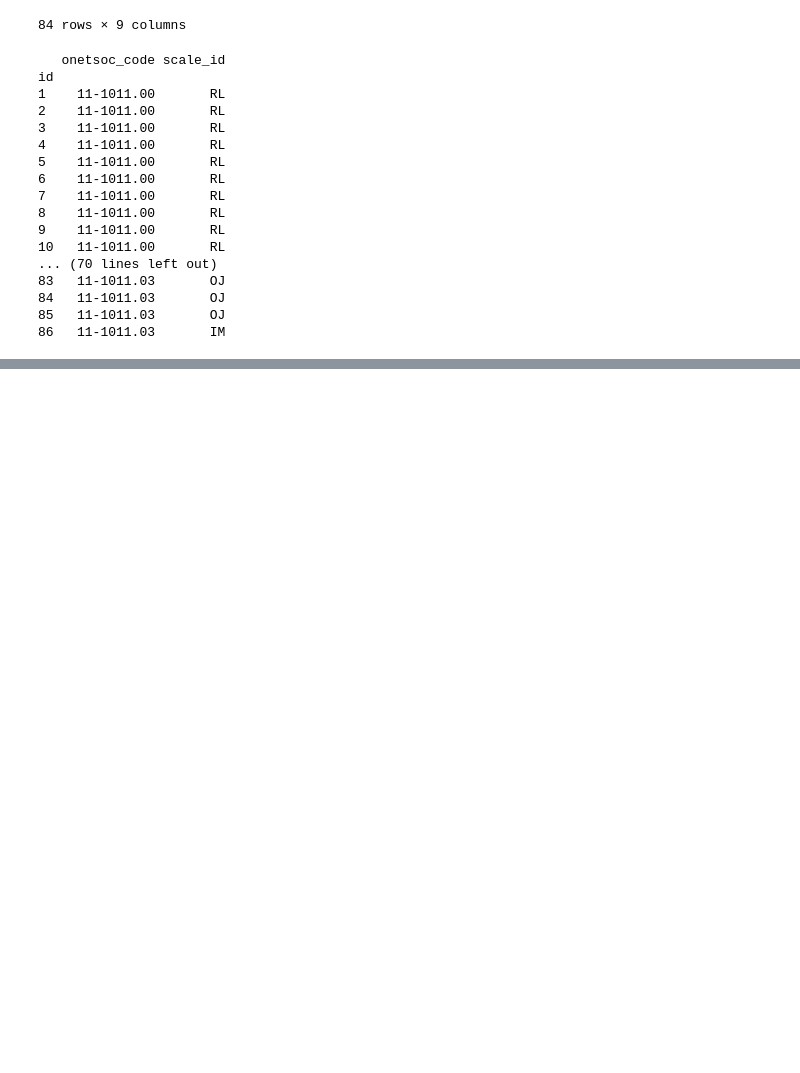
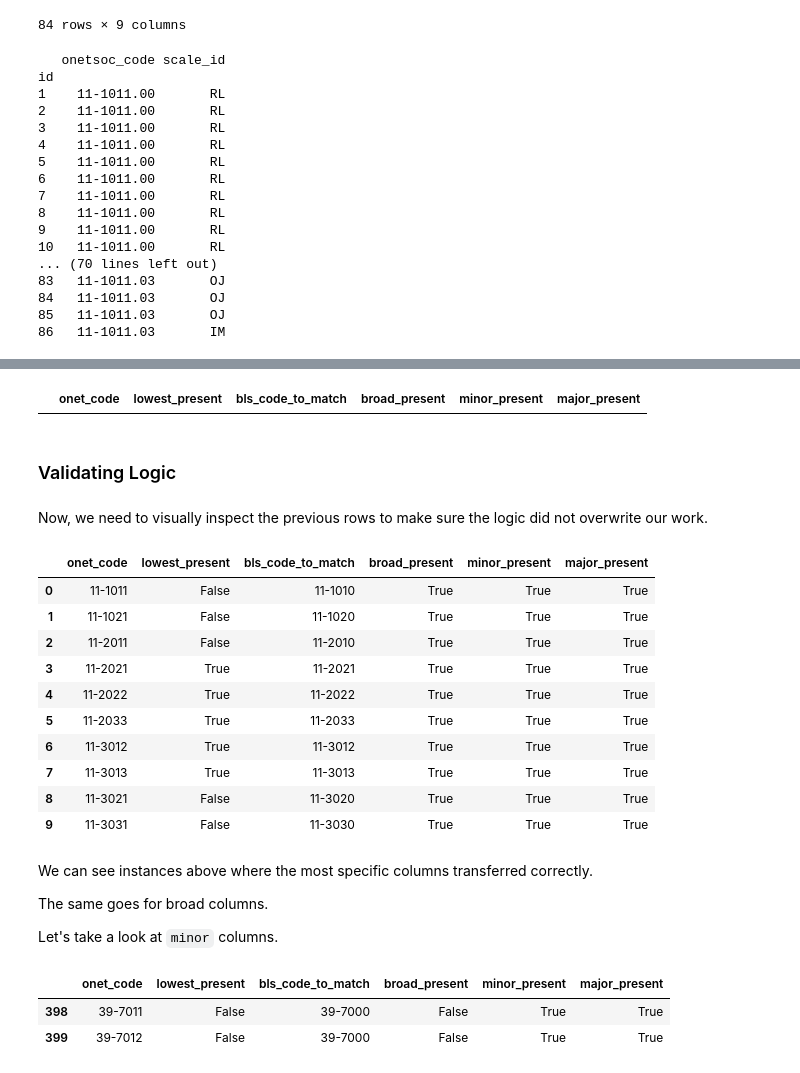
Before and after one commit to blue-santa/comparing-training-req-to-salary-exp, a Jupyter notebook: notebooks/03-exploratory-data-analysis/02-00-eda-train-reward-compare.ipynb, the cells around one changed output, grey strips where cells are left out. Drawn from its saved outputs; the diff is of its cells as text; code cells hidden in the pictures; blank space fills up the shorter version.

Commit message:
transfer bls codes into full df

```diff
--- a/notebooks/03-exploratory-data-analysis/02-00-eda-train-reward-compare.ipynb
+++ b/notebooks/03-exploratory-data-analysis/02-00-eda-train-reward-compare.ipynb
@@ -748,0 +918,6 @@ The `.0X` value at the end is a repetition of the same job. I was not yet able t
+# %%
+# Test if there is a minor BLS code available
+match_df['minor_present'] = np.isin(match_df['onet_code'].str[:5], bls_codes.str[:5])
+# %%
+# For the new minor matches, set the code value
+match_df.loc[(match_df['broad_present'] == False) & (match_df['minor_present'] == True), 'bls_code_to_match'] = match_df['onet_code'].str[:5] + '00'
@@ -748,0 +944,6 @@ The `.0X` value at the end is a repetition of the same job. I was not yet able t
+# %%
+# A new column to test the major values
+match_df['major_present'] = np.isin(match_df['onet_code'].str[:2], bls_codes.str[:2])
+# %%
+# For the new major matches, set the code value
+match_df.loc[(match_df['minor_present'] == False) & (match_df['major_present'] == True), 'bls_code_to_match'] = match_df['onet_code'].str[:2] + '-0000'
@@ -748,0 +961,35 @@ The `.0X` value at the end is a repetition of the same job. I was not yet able t
+# %%
+# Visually inspect
+match_df[match_df['major_present'] == False]
+# %% [output]
+|  | onet_code | lowest_present | bls_code_to_match | broad_present | minor_present | major_present |
+# %% [markdown]
+### Validating Logic
+# %% [markdown]
+Now, we need to visually inspect the previous rows to make sure the logic did not overwrite our work.
+# %%
+match_df.head(10)
+# %% [output]
+|  | onet_code | lowest_present | bls_code_to_match | broad_present | minor_present | major_present |
+| 0 | 11-1011 | False | 11-1010 | True | True | True |
+| 1 | 11-1021 | False | 11-1020 | True | True | True |
+| 2 | 11-2011 | False | 11-2010 | True | True | True |
+| 3 | 11-2021 | True | 11-2021 | True | True | True |
+| 4 | 11-2022 | True | 11-2022 | True | True | True |
+| 5 | 11-2033 | True | 11-2033 | True | True | True |
+| 6 | 11-3012 | True | 11-3012 | True | True | True |
+| 7 | 11-3013 | True | 11-3013 | True | True | True |
+| 8 | 11-3021 | False | 11-3020 | True | True | True |
+| 9 | 11-3031 | False | 11-3030 | True | True | True |
+# %% [markdown]
+We can see instances above where the most specific columns transferred correctly.
+
+The same goes for broad columns.
+
+Let's take a look at `minor` columns.
+# %%
+match_df[(match_df['broad_present'] == False) & (match_df['minor_present'] == True)]
+# %% [output]
+|  | onet_code | lowest_present | bls_code_to_match | broad_present | minor_present | major_present |
+| 398 | 39-7011 | False | 39-7000 | False | True | True |
+| 399 | 39-7012 | False | 39-7000 | False | True | True |
```
Also changed, not shown: parts of 69 cells of this notebook.
